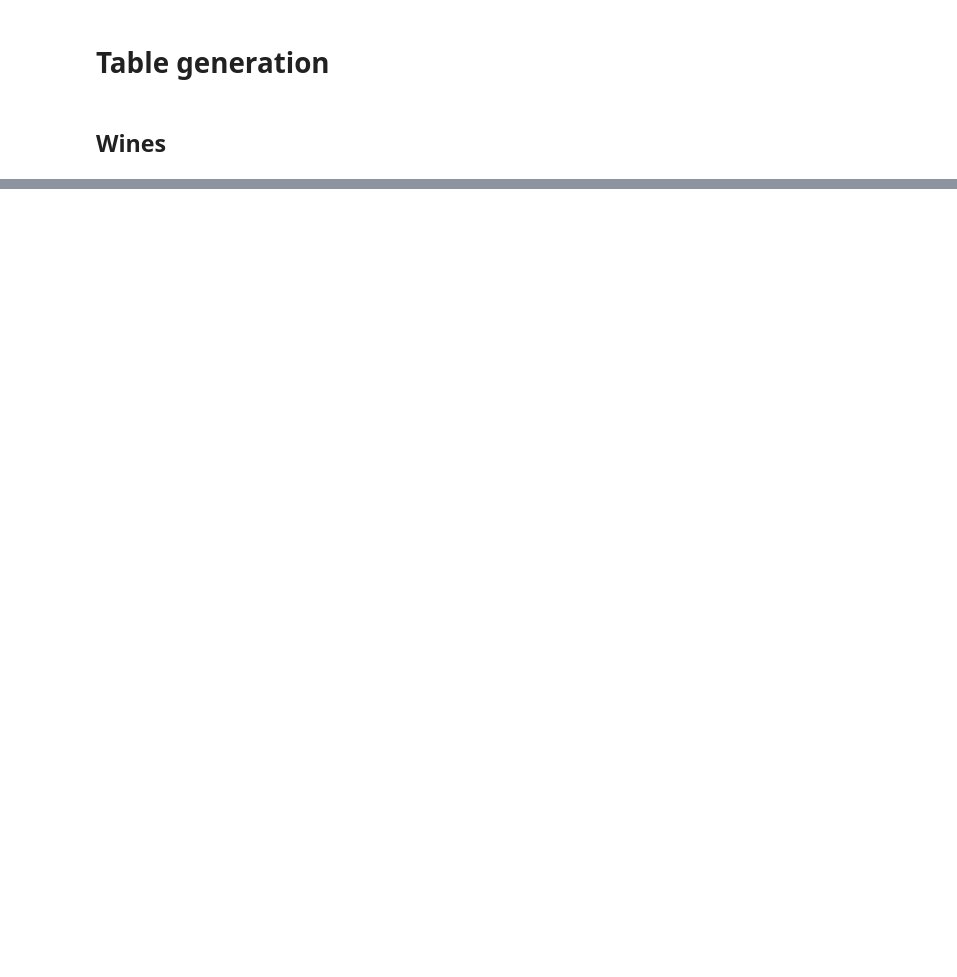
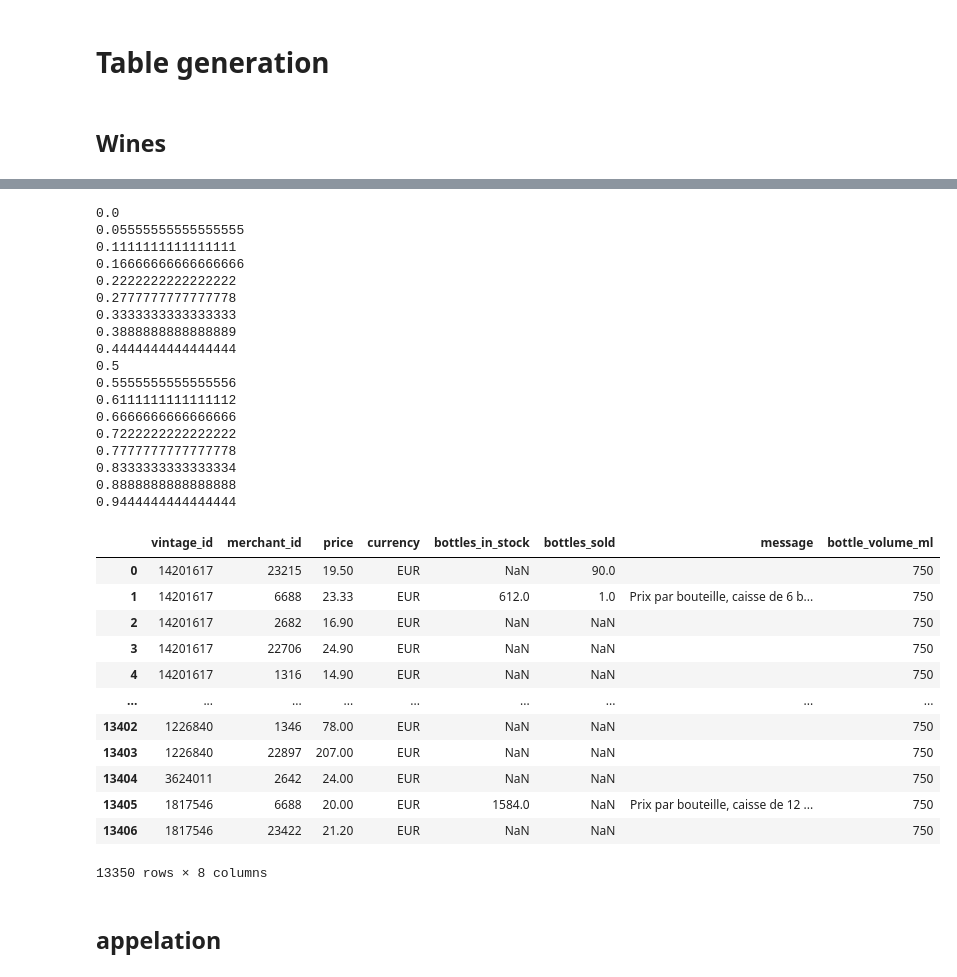
Before and after one commit to olgaflys/Demo-Notebooks, a Jupyter notebook: Vivino/Vivino_cleaning.ipynb, the cells around one changed output, grey strips where cells are left out. Cells and saved outputs as stored; diff of their text form; code cells hidden in the pictures; blank space fills up the shorter version.

```diff
--- a/Vivino/Vivino_cleaning.ipynb
+++ b/Vivino/Vivino_cleaning.ipynb
@@ -965,0 +525,20 @@ with (open("wine_tbm.pkl", "wb")) as openfile:
+# %%
+def get_grapes_wine(sample):
+    return pd.DataFrame.from_dict(pd.DataFrame.from_dict({
+    'wine_id':get_data(sample, 'vintage.wine.id'),
+    'grape_id':list(get_data(sample, 'vintage.grape_composition').keys()),
+    'grapes_share':list(get_data(sample, 'vintage.grape_composition').values())
+}))
+# %%
+data=pd.DataFrame()
+tot=len(los)
+for ix,js in enumerate(los):
+    try:
+        data=data.append(get_grapes_wine(js))
+    except:
+        continue
+    if ix%100==0:
+        print(ix/tot)
+
+data=data.drop_duplicates()
+data
@@ -965,0 +616,57 @@ with (open("wine_tbm.pkl", "wb")) as openfile:
+# %%
+def get_prices_per_merchant(sample):
+    data=[]
+    for i in get_data(sample, 'prices_and_availability.merchants_with_prices'):
+        for j in i['prices']:
+            dct={'vintage_id':get_data(j,'vintage_id'),
+            'merchant_id':get_data(i,'merchant.id'),
+            'price':get_data(j,'amount'),
+            'currency':get_data(j,'currency.code'),
+            'bottles_in_stock':get_data(j,'inventory_bottles_count'),
+            'bottles_sold':get_data(j,'bottles_sold_count'),
+            'message':get_data(j,'message'),
+            'bottle_volume_ml':get_data(j,'bottle_type.volume_ml')}
+            data.append(dct)
+    return data
+# %%
+data=[]
+tot=len(los)
+for ix,js in enumerate(los):
+    data.extend(get_prices_per_merchant(js))
+    if ix%200==0:
+        print(ix/tot)
+
+data=pd.DataFrame(data).drop_duplicates()
+data
+# %% [output]
+0.0
+0.05555555555555555
+0.1111111111111111
+0.16666666666666666
+0.2222222222222222
+0.2777777777777778
+0.3333333333333333
+0.3888888888888889
+0.4444444444444444
+0.5
+0.5555555555555556
+0.6111111111111112
+0.6666666666666666
+0.7222222222222222
+0.7777777777777778
+0.8333333333333334
+0.8888888888888888
+0.9444444444444444
+|  | vintage_id | merchant_id | price | currency | bottles_in_stock | bottles_sold | message | bottle_volume_ml |
+| 0 | 14201617 | 23215 | 19.50 | EUR | NaN | 90.0 |  | 750 |
+| 1 | 14201617 | 6688 | 23.33 | EUR | 612.0 | 1.0 | Prix par bouteille, caisse de 6 b... | 750 |
+| 2 | 14201617 | 2682 | 16.90 | EUR | NaN | NaN |  | 750 |
+| 3 | 14201617 | 22706 | 24.90 | EUR | NaN | NaN |  | 750 |
+| 4 | 14201617 | 1316 | 14.90 | EUR | NaN | NaN |  | 750 |
+| ... | ... | ... | ... | ... | ... | ... | ... | ... |
+| 13402 | 1226840 | 1346 | 78.00 | EUR | NaN | NaN |  | 750 |
+| 13403 | 1226840 | 22897 | 207.00 | EUR | NaN | NaN |  | 750 |
+| 13404 | 3624011 | 2642 | 24.00 | EUR | NaN | NaN |  | 750 |
+| 13405 | 1817546 | 6688 | 20.00 | EUR | 1584.0 | NaN | Prix par bouteille, caisse de 12 ... | 750 |
+| 13406 | 1817546 | 23422 | 21.20 | EUR | NaN | NaN |  | 750 |
+13350 rows × 8 columns
@@ -965,0 +675,2 @@ with (open("wine_tbm.pkl", "wb")) as openfile:
+# %% [markdown]
+## appelation
```
Also changed, not shown: parts of 94 cells of this notebook, 14 other files.
